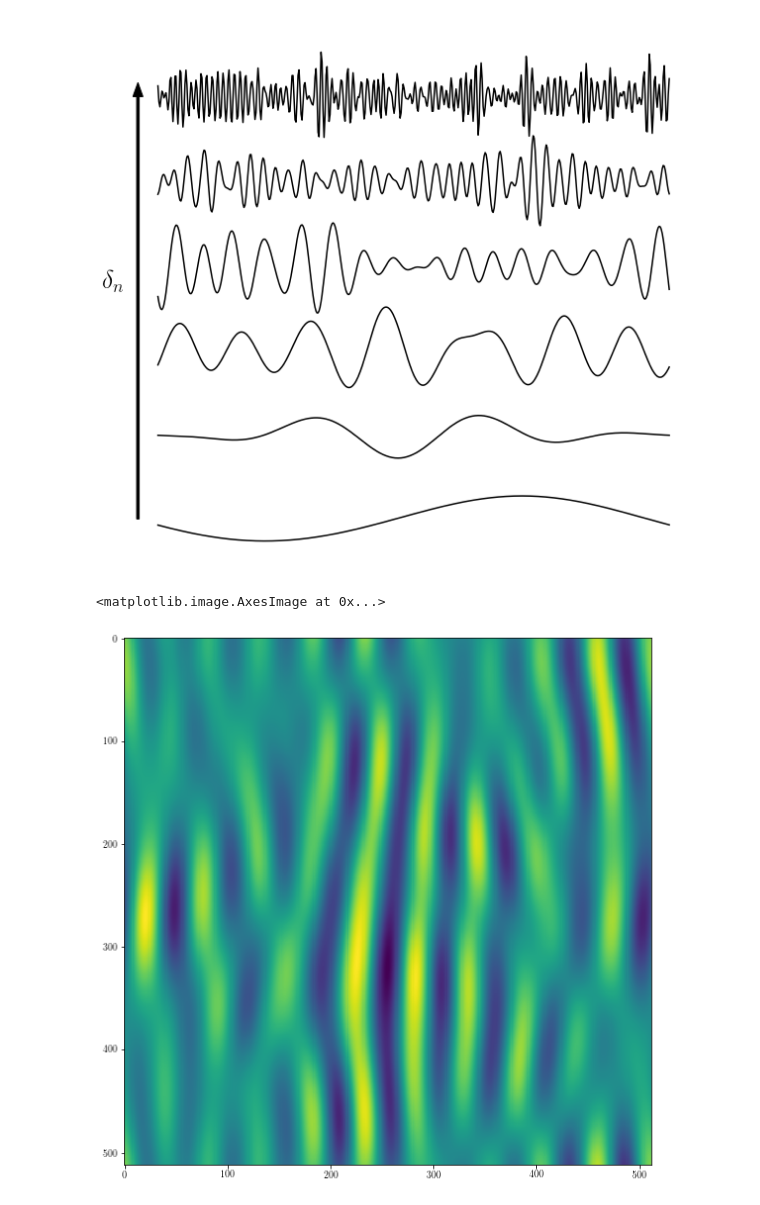
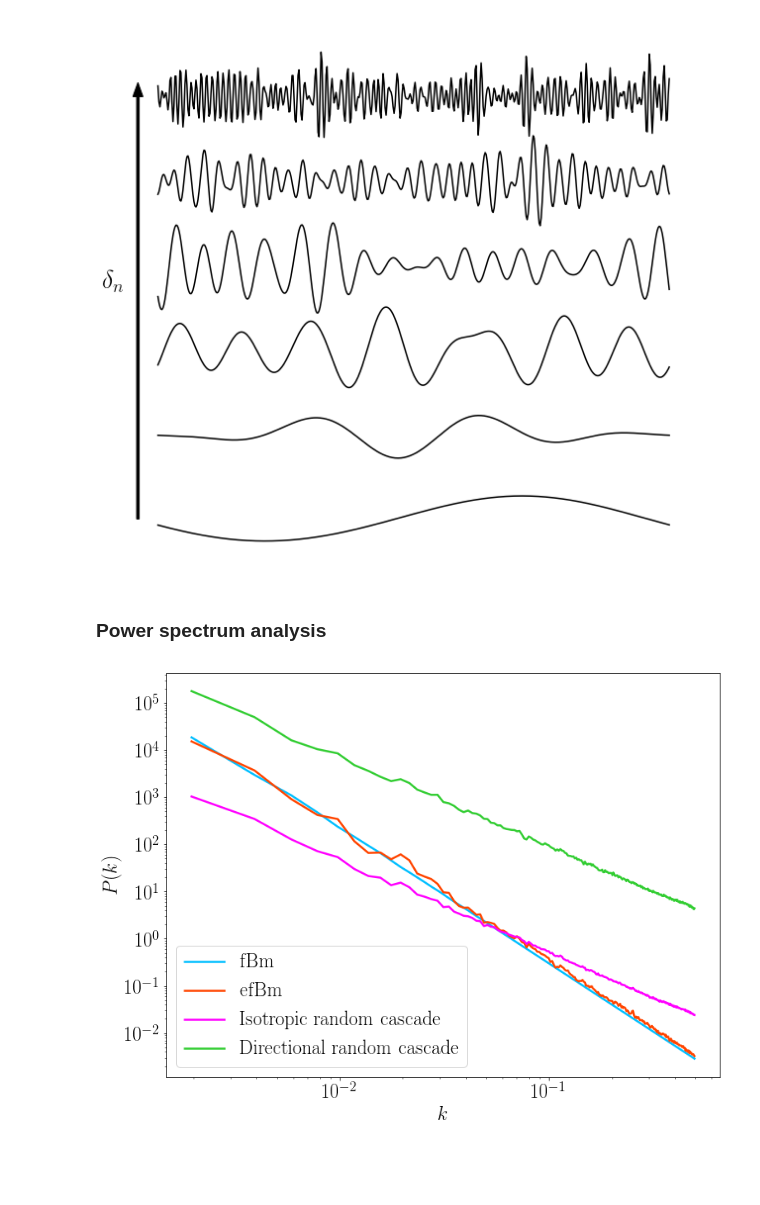
Before and after one commit to hoangducthuong/notebooks, a Jupyter notebook: cascade_letter.ipynb, the cells around one changed output. Cells and saved outputs as stored; diff of their text form; code cells hidden in the pictures; blank space fills up the shorter version.

```diff
--- a/cascade_letter.ipynb
+++ b/cascade_letter.ipynb
@@ -190,8 +193,27 @@ plt.ylabel(r'$\delta_n$',rotation=0, fontsize=26)
 plt.savefig(figpath+'cascade_cartoon.pdf',dpi=150,bbox_inches='tight')
 # %% [output]
 [figure]
-# %%
-imshow(wt[8,0,:,:].real)
-# %% [output]
-<matplotlib.image.AxesImage at 0x...>
-[figure, removed]
+# %% [markdown]
+### Power spectrum analysis
+# %%
+tab_k, spec_k_fbm = powspec(fbm)
+tab_k, spec_k_efbm = powspec(efbm)
+tab_k, spec_k_misofrac = powspec(misofrac)
+tab_k, spec_k_mfrac = powspec(mfrac)
+
+plt.figure(figsize(12,9))
+plt.plot(tab_k, spec_k_fbm, color='#00BFFF',label='fBm')
+plt.plot(tab_k, spec_k_efbm, color='#FF4500',label='efBm')
+plt.plot(tab_k, spec_k_misofrac, color='#FF00FF',label='Isotropic random cascade')
+plt.plot(tab_k, spec_k_mfrac, color='#32CD32',label=r'Directional random cascade')
+plt.xscale('log')
+plt.yscale('log')
+plt.xlabel(r'$k$',fontsize=fontsize)
+plt.ylabel(r'$P(k)$',fontsize=fontsize)
+plt.xticks(fontsize=fontsize)
+plt.yticks(fontsize=fontsize)
+plt.legend(fontsize=fontsize)
+
+plt.savefig(figpath+'pow_spec_models.pdf',dpi=150,bbox_inches='tight')
+# %% [output]
+[figure, added]
```
Also changed, not shown: parts of 4 cells of this notebook.
